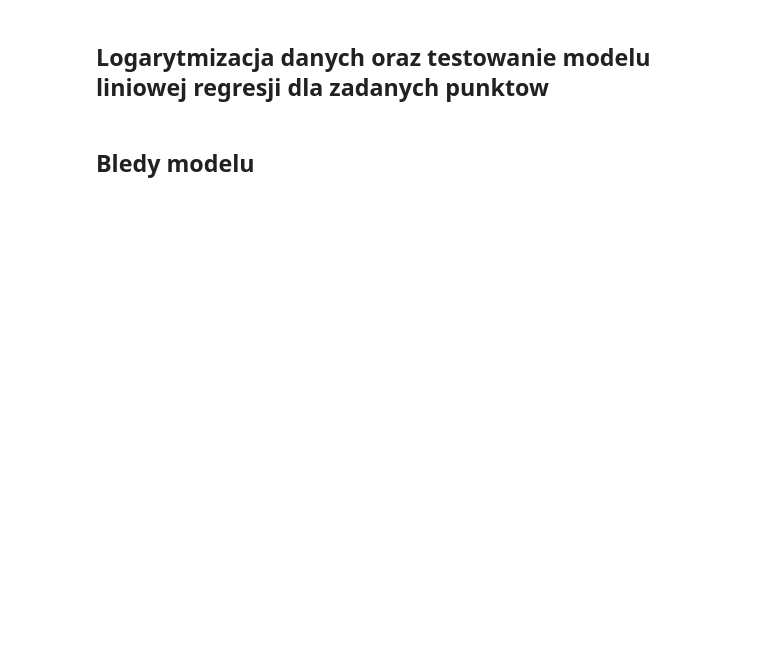
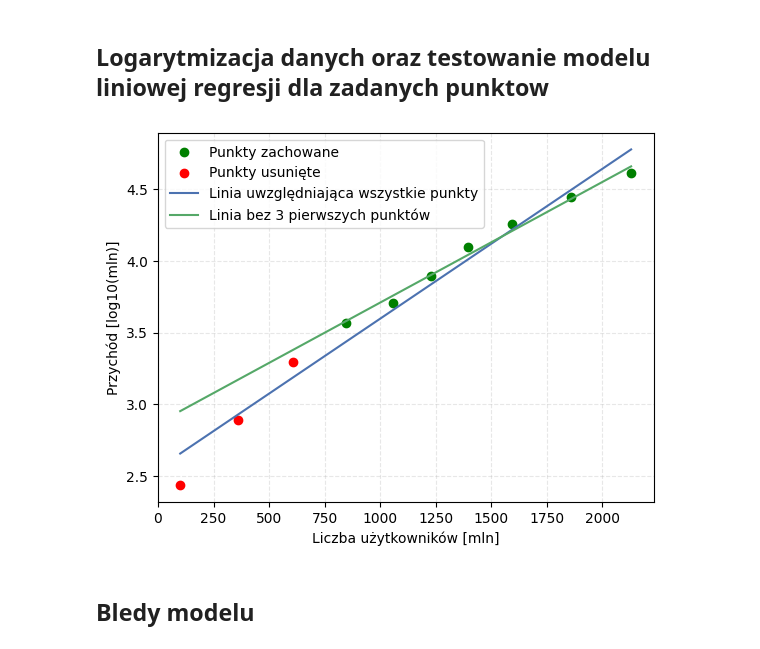
Before and after one commit to Floressek/MED, a Jupyter notebook: MED_LAB_1/Lab_1.ipynb, the cells around one changed output. Cells and saved outputs as stored; diff of their text form; code cells hidden in the pictures; blank space fills up the shorter version.

```diff
--- a/MED_LAB_1/Lab_1.ipynb
+++ b/MED_LAB_1/Lab_1.ipynb
@@ -364,31 +502,55 @@ P_train_log_2 = np.log10(P_train_2)  # Logarytmowanie przychodów
 # %% [markdown]
 ## Logarytmizacja danych oraz testowanie modelu liniowej regresji dla zadanych punktow
 # %%
+# Przygotowanie danych treningowych i testowych
+U_train_1 = fb_stats_y_df['User count'].to_numpy().reshape(-1, 1)
+P_train_1 = fb_stats_y_df['Income'].to_numpy().reshape(-1, 1)
+P_train_log_1 = np.log10(P_train_1)  # Logarytmowanie przychodów dla lepszej liniowości
+
+# Ile punktów chcemy usunąć
+points_to_remove = 3
+
+# Wydzielenie usuniętych punktów i pozostałych
+U_removed = U_train_1[:points_to_remove]  # Pierwsze 3 punkty
+P_removed_log = P_train_log_1[:points_to_remove]  # Logarytmy pierwszych 3 punktów
+U_kept = U_train_1[points_to_remove:]  # Pozostałe punkty
+P_kept_log = P_train_log_1[points_to_remove:]  # Logarytmy pozostałych punktów
+
 # Tworzenie i trenowanie modeli regresji liniowej
 l1 = LinearRegression()
 l1.fit(U_train_1, P_train_log_1)  # Model uwzględniający wszystkie punkty
+
 l2 = LinearRegression()
-l2.fit(U_train_2, P_train_log_2)  # Model pomijający pierwsze trzy punkty
+l2.fit(U_kept, P_kept_log)  # Model pomijający pierwsze trzy punkty
 
 # Pobieranie współczynników i wyrazów wolnych z obu modeli
 a11 = l1.coef_[0]
 a01 = l1.intercept_
-
 a12 = l2.coef_[0]
 a02 = l2.intercept_
 
 # Przewidywanie przychodów na podstawie obu modeli
 P_pred_1 = a11 * U_train_1 + a01
 P_pred_2 = a12 * U_train_1 + a02
 
 # Wizualizacja danych i modeli
 plt.clf()
 plt.grid(True, linestyle='--', alpha=0.3)
-plt.scatter(U_train_1, P_train_log_1, color='green', label='Przychod rzeczywisty')
-plt.plot(U_train_1, P_pred_1, label='Linia uwzględniająca 3 pierwsze punkty')
-plt.plot(U_train_1, P_pred_2, label='Linia nie uwzględniająca 3 pierwszych punktów')
+
+# Punkty zachowane na zielono
+plt.scatter(U_kept, P_kept_log, color='green', label='Punkty zachowane')
+# Punkty usunięte na czerwono
+plt.scatter(U_removed, P_removed_log, color='red', label='Punkty usunięte')
+
+plt.plot(U_train_1, P_pred_1, label='Linia uwzględniająca wszystkie punkty')
+plt.plot(U_train_1, P_pred_2, label='Linia bez 3 pierwszych punktów')
+
+plt.xlabel('Liczba użytkowników [mln]')
+plt.ylabel('Przychód [log10(mln)]')
 plt.legend()
 plt.show()
+# %% [output]
+[figure, added]
 # %% [markdown]
 ## Bledy modelu
 # %%
```
Also changed, not shown: parts of 23 cells of this notebook.
